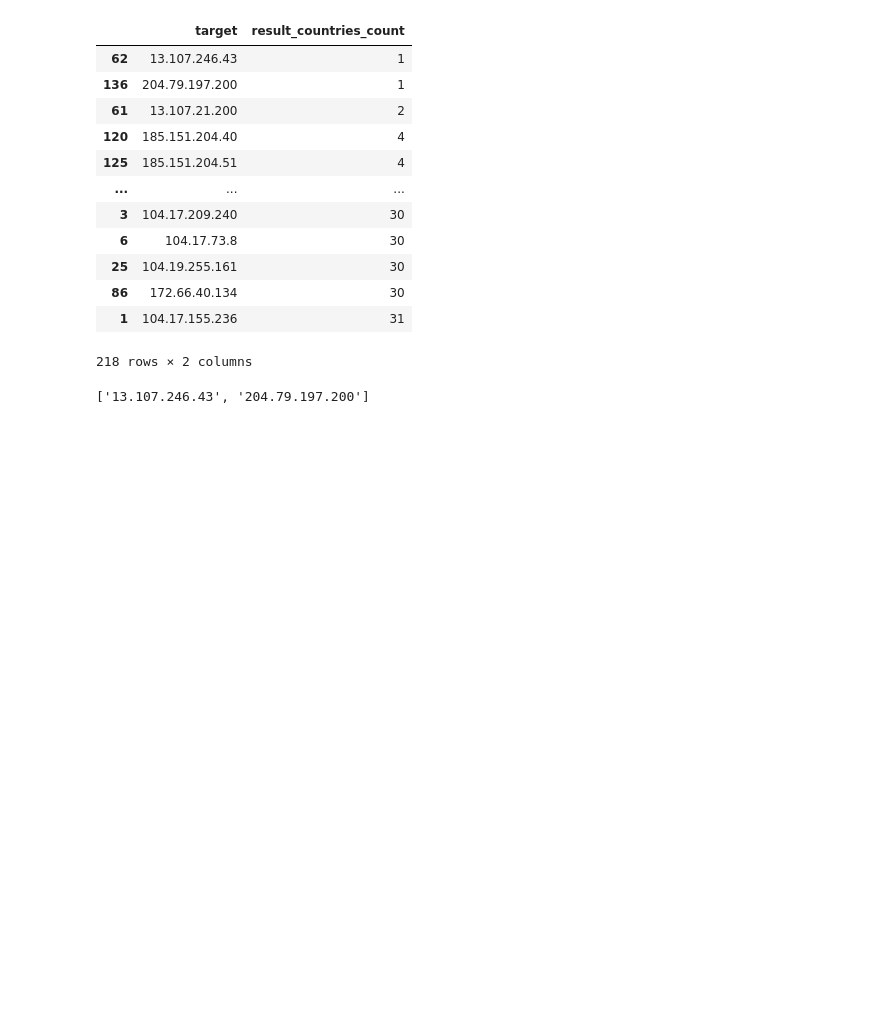
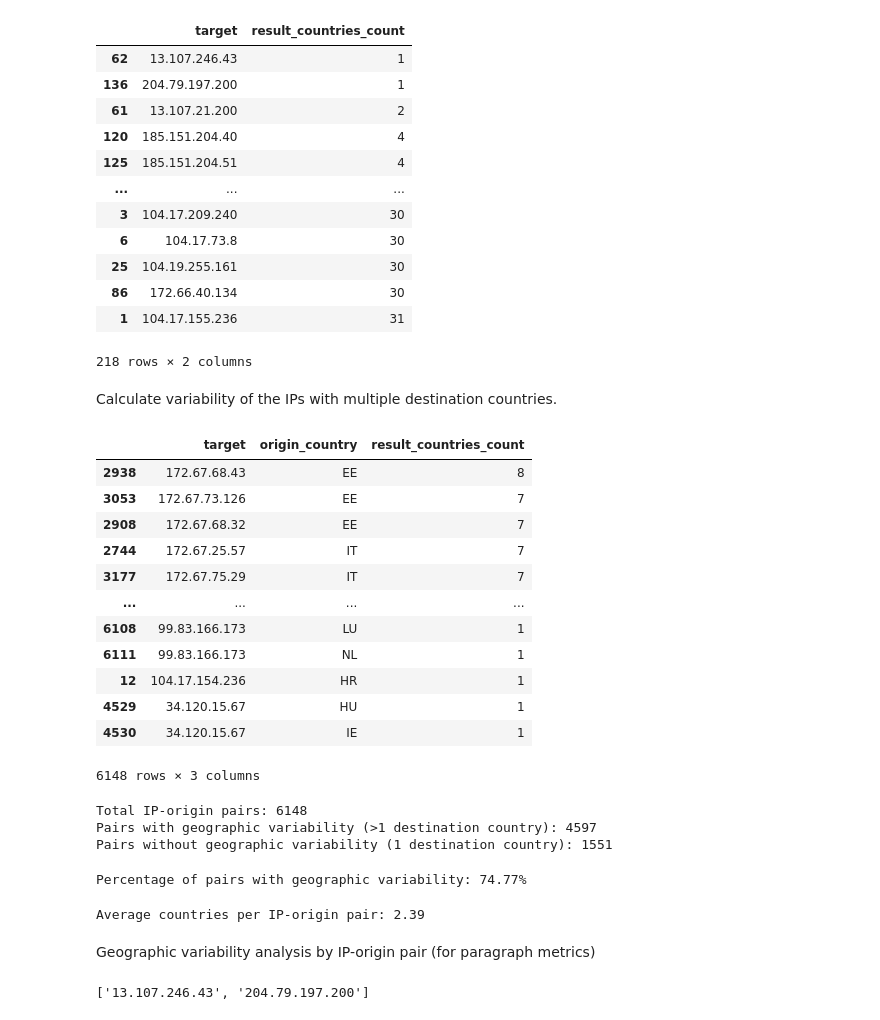
Before and after one commit to STRAST-UPM/hunter_experiment_anycast_europe, a Jupyter notebook: experiment_analysis.ipynb, the cells around one changed output. Saved outputs shown, nothing was run; the diff lists cells and outputs as text; code cells hidden in the pictures; blank space fills up the shorter version.

Commit message:
feat: new statistics about variability of destinations

```diff
--- a/experiment_analysis.ipynb
+++ b/experiment_analysis.ipynb
@@ -733,6 +733,61 @@ ip_destinations_count_df
 | 86 | 172.66.40.134 | 30 |
 | 1 | 104.17.155.236 | 31 |
 218 rows × 2 columns
+# %% [markdown]
+Calculate variability of the IPs with multiple destination countries.
+# %%
+# Calculate destination countries count grouped by (target IP, origin_country) pair
+# This is the aggregation needed for the paragraph metrics
+pair_destinations_count_df = routes_frequency_non_suspicious_df.loc[
+    routes_frequency_non_suspicious_df["result_country"] != "Indeterminate"
+].groupby(["target", "origin_country"], as_index=False)["result_country"].nunique().rename(
+    columns={"result_country": "result_countries_count"}
+)
+
+pair_destinations_count_df.sort_values(by="result_countries_count", ascending=False, inplace=True)
+pair_destinations_count_df
+# %% [output]
+|  | target | origin_country | result_countries_count |
+| 2938 | 172.67.68.43 | EE | 8 |
+| 3053 | 172.67.73.126 | EE | 7 |
+| 2908 | 172.67.68.32 | EE | 7 |
+| 2744 | 172.67.25.57 | IT | 7 |
+| 3177 | 172.67.75.29 | IT | 7 |
+| ... | ... | ... | ... |
+| 6108 | 99.83.166.173 | LU | 1 |
+| 6111 | 99.83.166.173 | NL | 1 |
+| 12 | 104.17.154.236 | HR | 1 |
+| 4529 | 34.120.15.67 | HU | 1 |
+| 4530 | 34.120.15.67 | IE | 1 |
+6148 rows × 3 columns
+# %%
+# Calculate XX: absolute count of pairs with geographic variability (>1 destination country)
+pairs_with_geographic_variability_count = (pair_destinations_count_df["result_countries_count"] > 1).sum()
+total_pairs = len(pair_destinations_count_df)
+
+print(f"Total IP-origin pairs: {total_pairs}")
+print(f"Pairs with geographic variability (>1 destination country): {pairs_with_geographic_variability_count}")
+print(f"Pairs without geographic variability (1 destination country): {total_pairs - pairs_with_geographic_variability_count}")
+# %% [output]
+Total IP-origin pairs: 6148
+Pairs with geographic variability (>1 destination country): 4597
+Pairs without geographic variability (1 destination country): 1551
+# %%
+# Calculate XX: percentage of pairs with geographic variability
+pairs_with_geographic_variability_percentage = (pairs_with_geographic_variability_count / total_pairs) * 100
+
+print(f"Percentage of pairs with geographic variability: {pairs_with_geographic_variability_percentage:.2f}%")
+# %% [output]
+Percentage of pairs with geographic variability: 74.77%
+# %%
+# Calculate YY.YY: average number of destination countries per IP-origin pair
+average_destination_countries_per_pair = pair_destinations_count_df["result_countries_count"].mean()
+
+print(f"Average countries per IP-origin pair: {average_destination_countries_per_pair:.2f}")
+# %% [output]
+Average countries per IP-origin pair: 2.39
+# %% [markdown]
+Geographic variability analysis by IP-origin pair (for paragraph metrics)
 # %%
 # Save result of countries count per IP
 ip_destinations_count_df.to_csv(f"{ANALYSIS_FOLDER}/ip_destinations_count_{ANALYSIS_MODE}.csv", sep=",", index=False)
```
